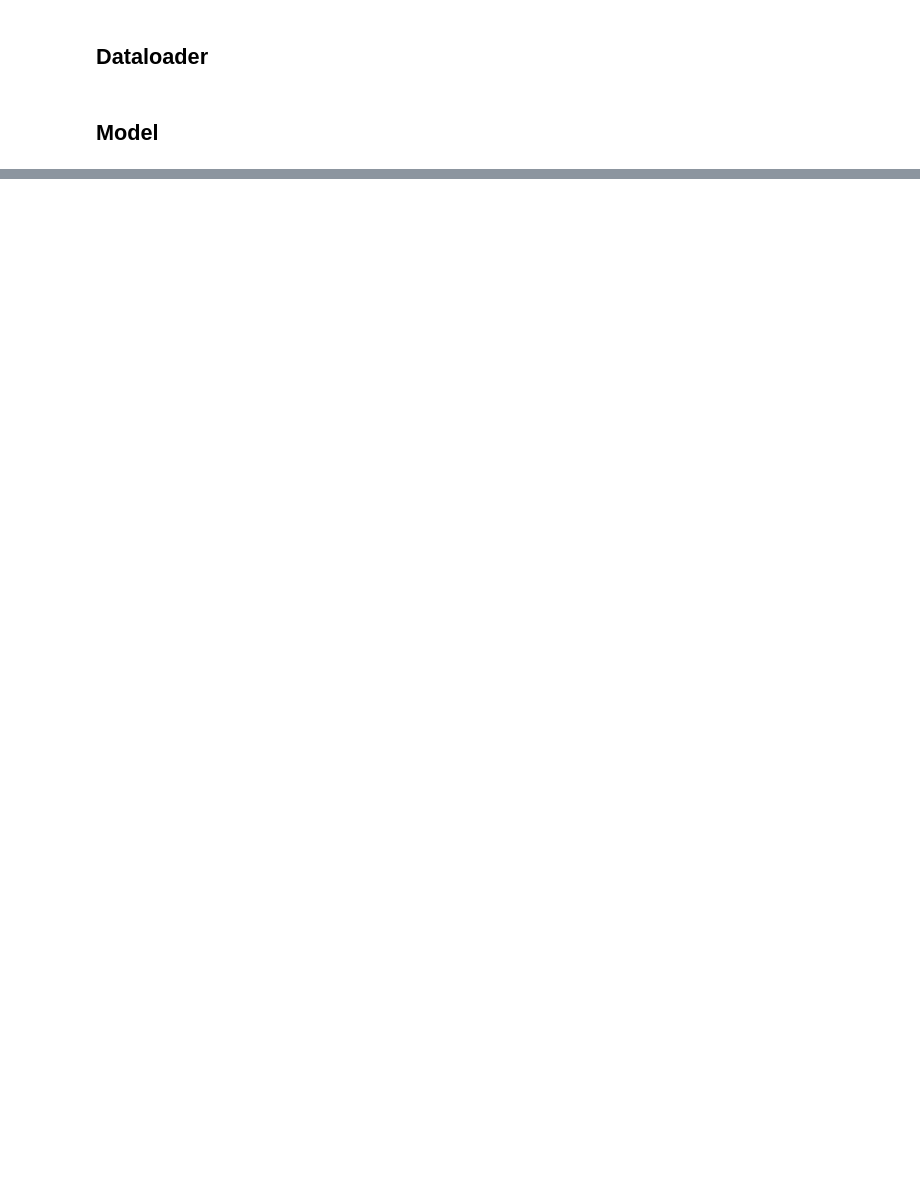
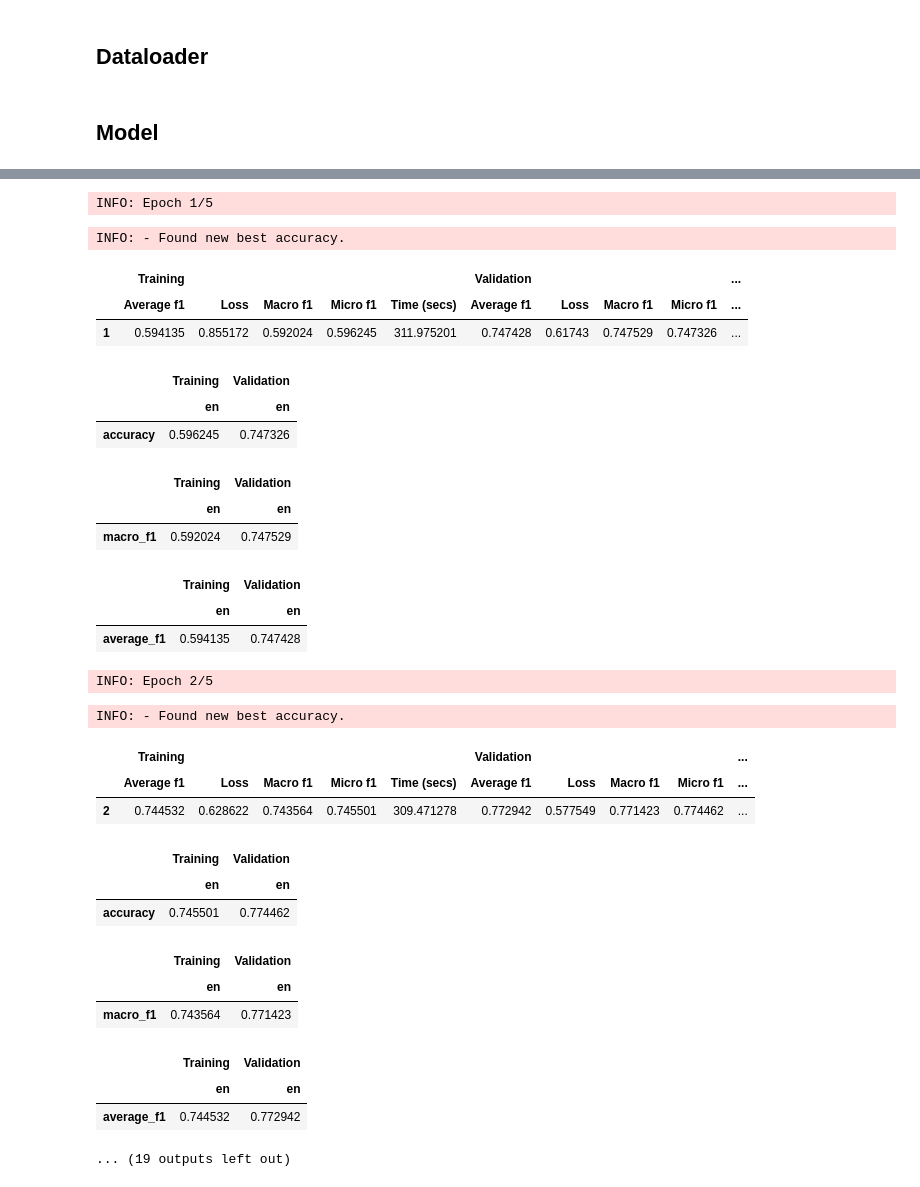
Before and after one commit to suchith720/XNLI, a Jupyter notebook: XLM-R_adaptors.ipynb, the cells around one changed output, grey strips where cells are left out. Cells and saved outputs as stored; diff of their text form; code cells hidden in the pictures; blank space fills up the shorter version.

```diff
--- a/XLM-R_adaptors.ipynb
+++ b/XLM-R_adaptors.ipynb
@@ -90,0 +142,2 @@ model.train_adapter(["xnli"])
+# %%
+xnli_model = xlmr_xnli_model.XLMRXNLIAdaptorModel(**model_params)
@@ -90,0 +146,25 @@ model.train_adapter(["xnli"])
+# %%
+metric_params = {
+    'accuracy': metric.accuracy,
+    'macro_f1': metric.macro_f1,
+    'average_f1': metric.average_f1,
+}
+# %%
+train_params_base = {
+    'num_epochs': 5,
+    'step_size': 3,
+    'gamma': 0.1,
+    'lr': 1e-3,
+    'betas': (0.9, 0.999),
+    'lrs': [1e-4, 1e-3],
+    'lang_codes': lang_codes,
+    'weight_decay': 0,
+    'save_dir':'experiments/LinearHead/',
+    'save_tag':'',
+    'verbose': True,
+    'restore_file': None, #last, best
+    'tensorboard_dir': 'runs/LinearHead/',
+    'device': device
+}
+# %%
+train_params = io.setup_training(train_params_base, model_params, dataset_info)
@@ -90,0 +188,33 @@ model.train_adapter(["xnli"])
+# %%
+summary = train_evaluate.train_and_evaluate(xnli_model, train_dataloader, valid_dataloader,
+                                            metric_params, train_params, continue_training=False)
+# %% [output]
+INFO: Epoch 1/5
+INFO: - Found new best accuracy.
+|  | Training |  |  |  |  | Validation |  |  |  | ... |
+|  | Average f1 | Loss | Macro f1 | Micro f1 | Time (secs) | Average f1 | Loss | Macro f1 | Micro f1 | ... |
+| 1 | 0.594135 | 0.855172 | 0.592024 | 0.596245 | 311.975201 | 0.747428 | 0.61743 | 0.747529 | 0.747326 | ... |
+|  | Training | Validation |
+|  | en | en |
+| accuracy | 0.596245 | 0.747326 |
+|  | Training | Validation |
+|  | en | en |
+| macro_f1 | 0.592024 | 0.747529 |
+|  | Training | Validation |
+|  | en | en |
+| average_f1 | 0.594135 | 0.747428 |
+INFO: Epoch 2/5
+INFO: - Found new best accuracy.
+|  | Training |  |  |  |  | Validation |  |  |  | ... |
+|  | Average f1 | Loss | Macro f1 | Micro f1 | Time (secs) | Average f1 | Loss | Macro f1 | Micro f1 | ... |
+| 2 | 0.744532 | 0.628622 | 0.743564 | 0.745501 | 309.471278 | 0.772942 | 0.577549 | 0.771423 | 0.774462 | ... |
+|  | Training | Validation |
+|  | en | en |
+| accuracy | 0.745501 | 0.774462 |
+|  | Training | Validation |
+|  | en | en |
+| macro_f1 | 0.743564 | 0.771423 |
+|  | Training | Validation |
+|  | en | en |
+| average_f1 | 0.744532 | 0.772942 |
+... (19 outputs left out)
```
Also changed, not shown: parts of 26 cells of this notebook, 3 other files.
